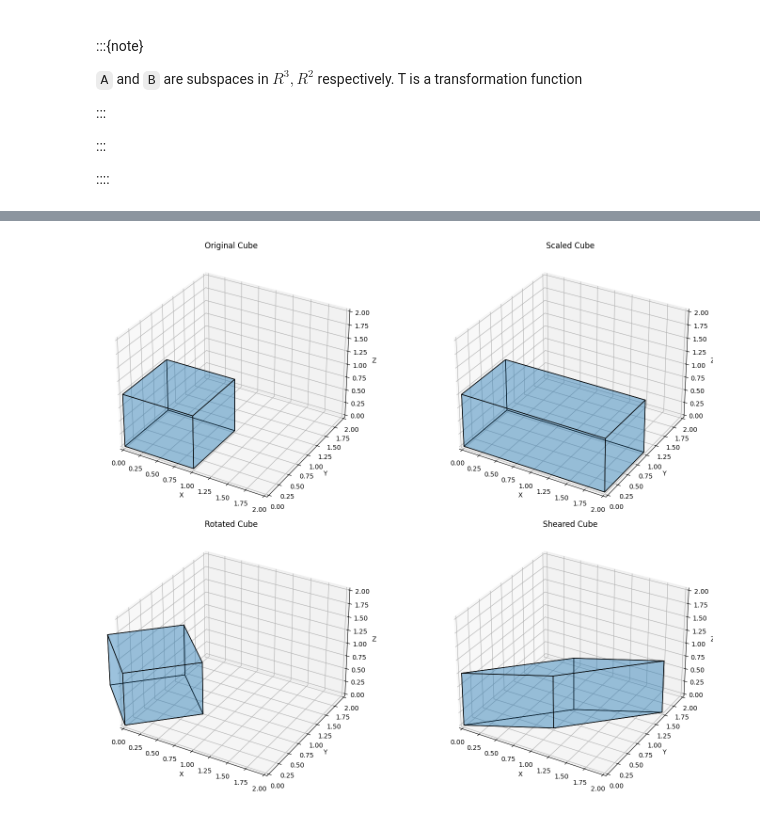
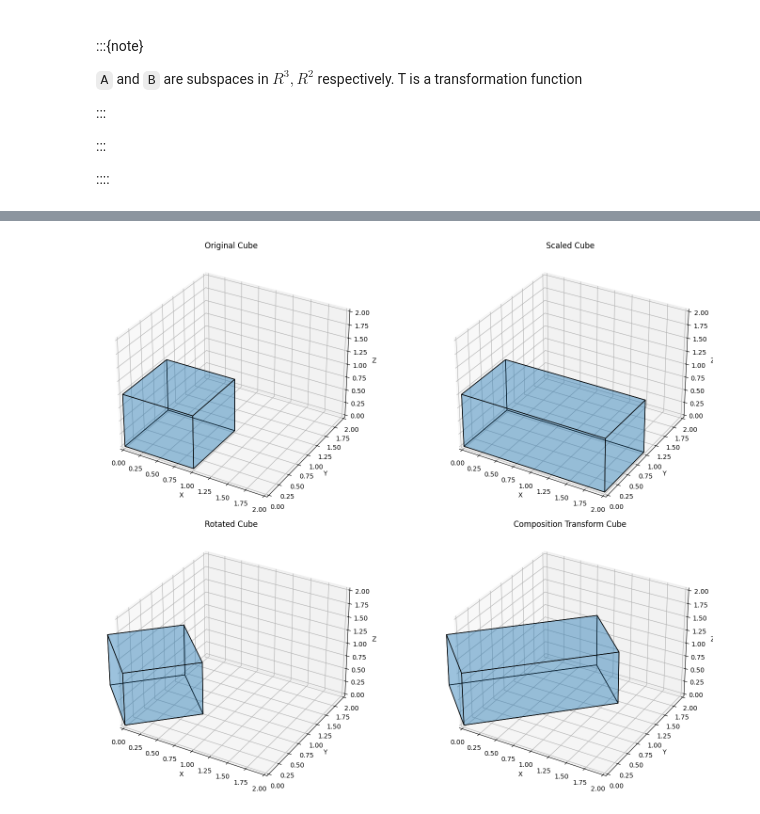
Before and after one commit to agarwalparesh53/ai-ml-kinder-garden, a Jupyter notebook: ai_ml_kinder_garden/_build/html/_sources/la/transformations.ipynb, the cells around one changed output, grey strips where cells are left out. Drawn from its saved outputs; the diff is of its cells as text; code cells hidden in the pictures.

```diff
--- a/ai_ml_kinder_garden/_build/html/_sources/la/transformations.ipynb
+++ b/ai_ml_kinder_garden/_build/html/_sources/la/transformations.ipynb
@@ -121,21 +142,14 @@ def rotation_matrix_z(theta):
         [0,             0,            1]
     ])
 
-def shear_matrix(shx, shy):
-    return np.array([
-        [1, shx, 0],
-        [shy, 1, 0],
-        [0, 0, 1]
-    ])
-
 # Apply transformations
 scale_matrix = scaling_matrix(2, 1, 1)  # Example: scale x by 2
 rotation_matrix = rotation_matrix_z(np.pi / 4)  # Example: rotate 45 degrees around z
-shear_matrix = shear_matrix(1, 0.5)  # Example: shear x by 1 and y by 0.5
+composition_matrix = rotation_matrix@scale_matrix.T
 
 scaled_vertices = vertices @ scale_matrix.T
 rotated_vertices = vertices @ rotation_matrix.T
-sheared_vertices = vertices @ shear_matrix.T
+composed_vertices = vertices @ composition_matrix.T
 
 # Plot function for a single plot
 def plot_cube(ax, vertices, faces, title):
@@ -146,32 +160,32 @@ def plot_cube(ax, vertices, faces, title):
     # Set plot limits
     ax.set_xlim([0, 2])
     ax.set_ylim([0, 2])
     ax.set_zlim([0, 2])
     ax.set_xlabel('X')
     ax.set_ylabel('Y')
     ax.set_zlabel('Z')
     ax.set_title(title)
 
 # Create a 2x2 grid of plots
 fig = plt.figure(figsize=(16, 12))
 
 # Original cube plot
 ax1 = fig.add_subplot(221, projection='3d')
 plot_cube(ax1, vertices, get_faces(vertices), 'Original Cube')
 
 # Scaled cube plot
 ax2 = fig.add_subplot(222, projection='3d')
 plot_cube(ax2, scaled_vertices, get_faces(scaled_vertices), 'Scaled Cube')
 
 # Rotated cube plot
 ax3 = fig.add_subplot(223, projection='3d')
 plot_cube(ax3, rotated_vertices, get_faces(rotated_vertices), 'Rotated Cube')
 
 # Sheared cube plot
 ax4 = fig.add_subplot(224, projection='3d')
-plot_cube(ax4, sheared_vertices, get_faces(sheared_vertices), 'Sheared Cube')
+plot_cube(ax4, composed_vertices, get_faces(composed_vertices), 'Composition Transform Cube')
 
 plt.tight_layout()
 plt.show()
 # %% [output]
-[figure, old version]
+[figure, new version]
```
Also changed, not shown: parts of 1 cell of this notebook, 52 other files.
